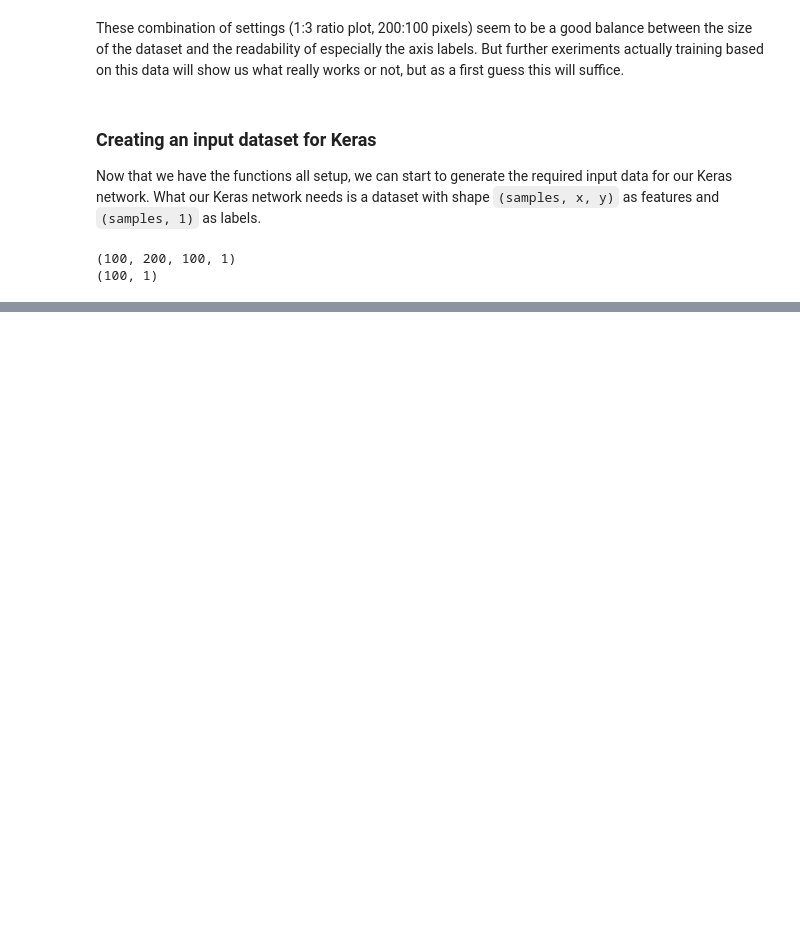
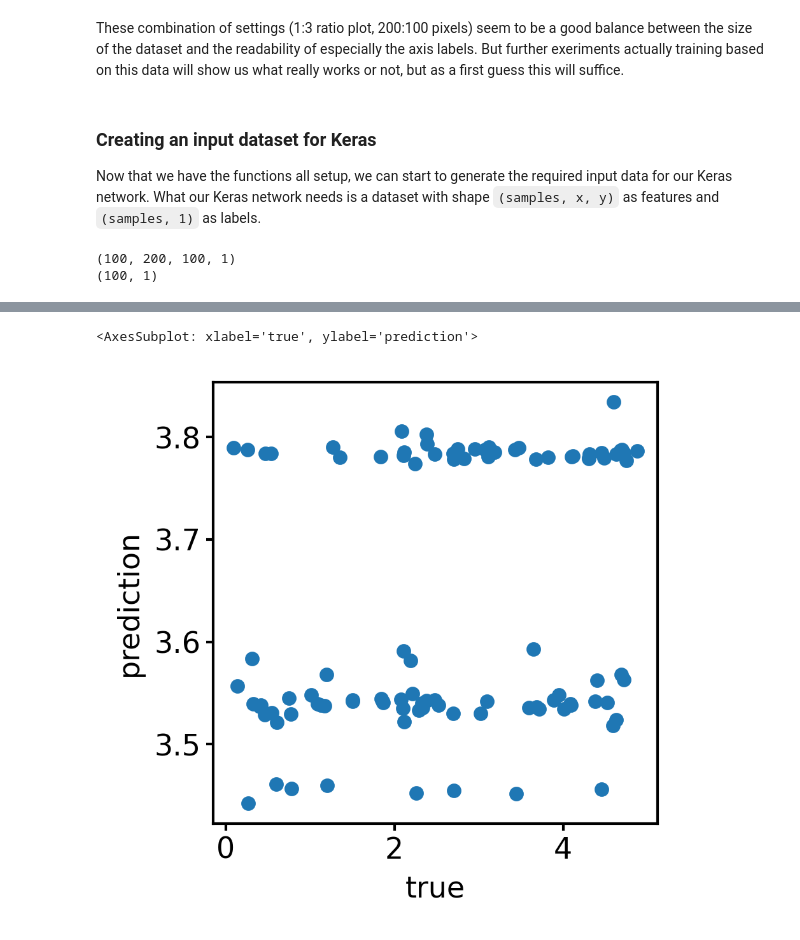
Before and after one commit to PaulHiemstra/extract_number_graph_article, a Jupyter notebook: lab_book.ipynb, the cells around one changed output, grey strips where cells are left out. Saved outputs shown, nothing was run; the diff lists cells and outputs as text; code cells hidden in the pictures; blank space fills up the shorter version.

```diff
--- a/lab_book.ipynb
+++ b/lab_book.ipynb
@@ -267,0 +371,14 @@ Now we have our data read to go, we can fit some first simple keras models and s
+# %%
+from sklearn.metrics import mean_absolute_error
+from plotnine import *
+import pandas as pd
+
+# get 100 test observations
+test_set = plot_label_dataset.repeat(100).take(100)
+
+labels = np.concatenate([y for x, y in test_set], axis=0)
+prediction = graph_model.predict(test_set)
+print(mean_absolute_error(labels, prediction))
+
+pd.DataFrame({'true': labels.flatten(), 'prediction': prediction.flatten()}).plot.scatter(x='true', y='prediction', figsize=(3,3))
+# %% [output]
@@ -267,0 +387,2 @@ Now we have our data read to go, we can fit some first simple keras models and s
+<AxesSubplot: xlabel='true', ylabel='prediction'>
+[figure, added]
```
Also changed, not shown: parts of 14 cells of this notebook.
